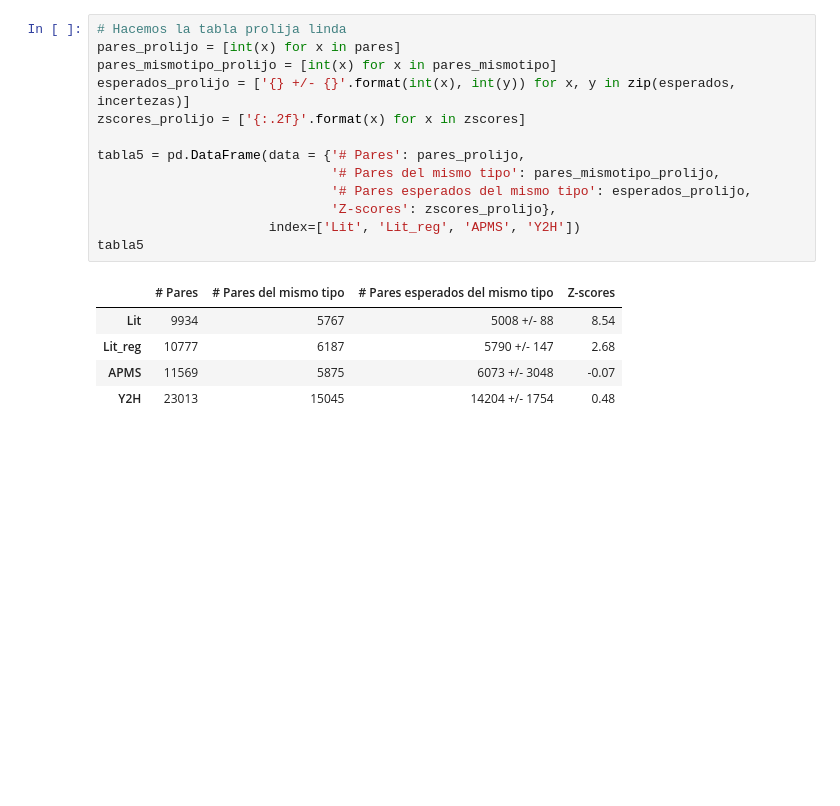
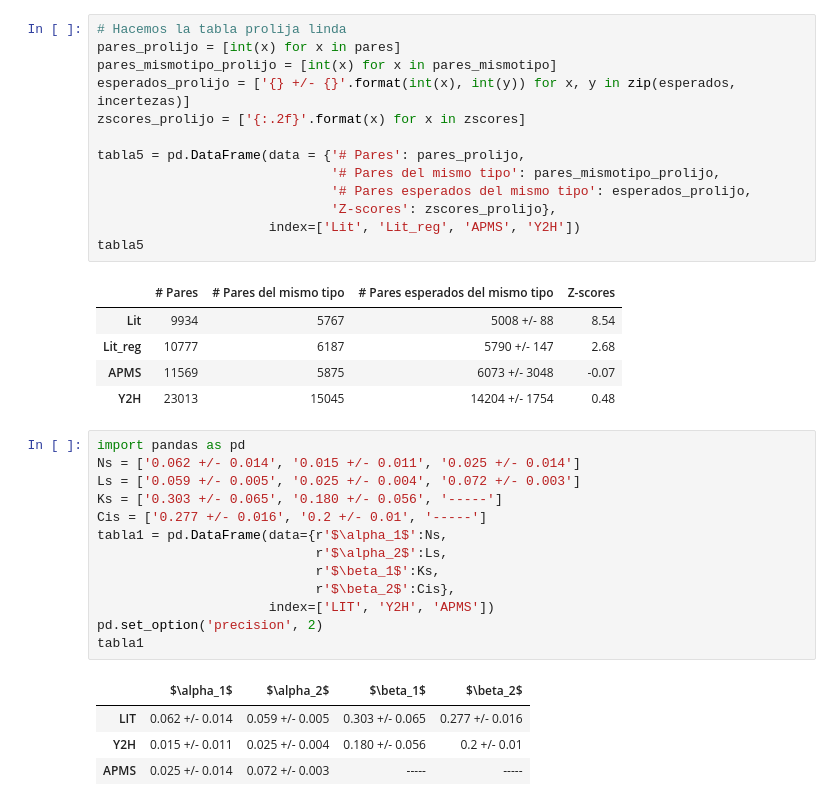
Before and after one commit to GRGab/Urdimbres-Sofisticadas, a Jupyter notebook: Tp2/generar_tablas_lindas.ipynb, the cells around one changed output. Cells and saved outputs as stored; diff of their text form; blank space fills up the shorter version.

```diff
--- a/Tp2/generar_tablas_lindas.ipynb
+++ b/Tp2/generar_tablas_lindas.ipynb
@@ -382,3 +382,21 @@ tabla5
 | Lit_reg | 10777 | 6187 | 5790 +/- 147 | 2.68 |
 | APMS | 11569 | 5875 | 6073 +/- 3048 | -0.07 |
 | Y2H | 23013 | 15045 | 14204 +/- 1754 | 0.48 |
+# %%
+import pandas as pd
+Ns = ['0.062 +/- 0.014', '0.015 +/- 0.011', '0.025 +/- 0.014']
+Ls = ['0.059 +/- 0.005', '0.025 +/- 0.004', '0.072 +/- 0.003']
+Ks = ['0.303 +/- 0.065', '0.180 +/- 0.056', '-----']
+Cis = ['0.277 +/- 0.016', '0.2 +/- 0.01', '-----']
+tabla1 = pd.DataFrame(data={r'$\alpha_1$':Ns,
+                            r'$\alpha_2$':Ls,
+                            r'$\beta_1$':Ks,
+                            r'$\beta_2$':Cis},
+                      index=['LIT', 'Y2H', 'APMS'])
+pd.set_option('precision', 2)
+tabla1
+# %% [output]
+|  | $\alpha_1$ | $\alpha_2$ | $\beta_1$ | $\beta_2$ |
+| LIT | 0.062 +/- 0.014 | 0.059 +/- 0.005 | 0.303 +/- 0.065 | 0.277 +/- 0.016 |
+| Y2H | 0.015 +/- 0.011 | 0.025 +/- 0.004 | 0.180 +/- 0.056 | 0.2 +/- 0.01 |
+| APMS | 0.025 +/- 0.014 | 0.072 +/- 0.003 | ----- | ----- |
```
Also changed, not shown: 2 other files.
